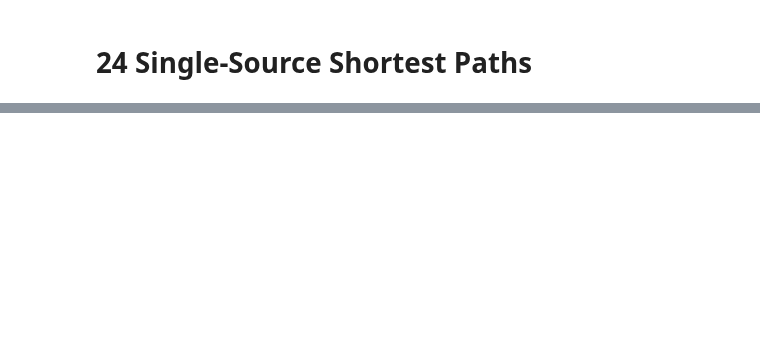
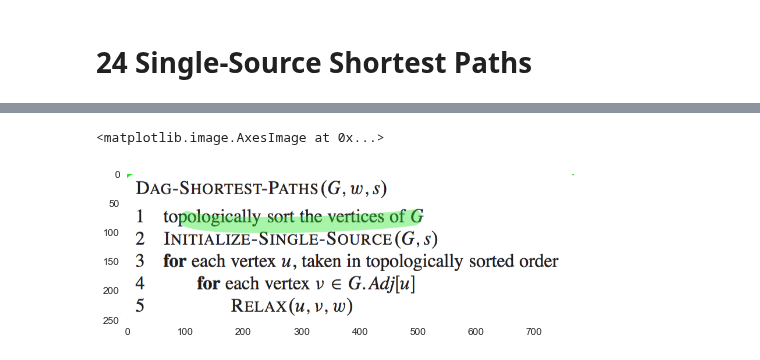
Before and after one commit to facaiy/book_notes, a Jupyter notebook: Introduction_to_Algorithms/24_Single-Source_Shortest_Paths/note.ipynb, the cells around one changed output, grey strips where cells are left out. Drawn from its saved outputs; the diff is of its cells as text; code cells hidden in the pictures; blank space fills up the shorter version.

```diff
--- a/Introduction_to_Algorithms/24_Single-Source_Shortest_Paths/note.ipynb
+++ b/Introduction_to_Algorithms/24_Single-Source_Shortest_Paths/note.ipynb
@@ -64,0 +97,5 @@ modify the node's upper bound if detect a shorter path.
+# %%
+plt.imshow(plt.imread('./res/dag.png'))
+# %% [output]
+<matplotlib.image.AxesImage at 0x...>
+[figure, added]
```
Also changed, not shown: parts of 16 cells of this notebook, 8 other files.
